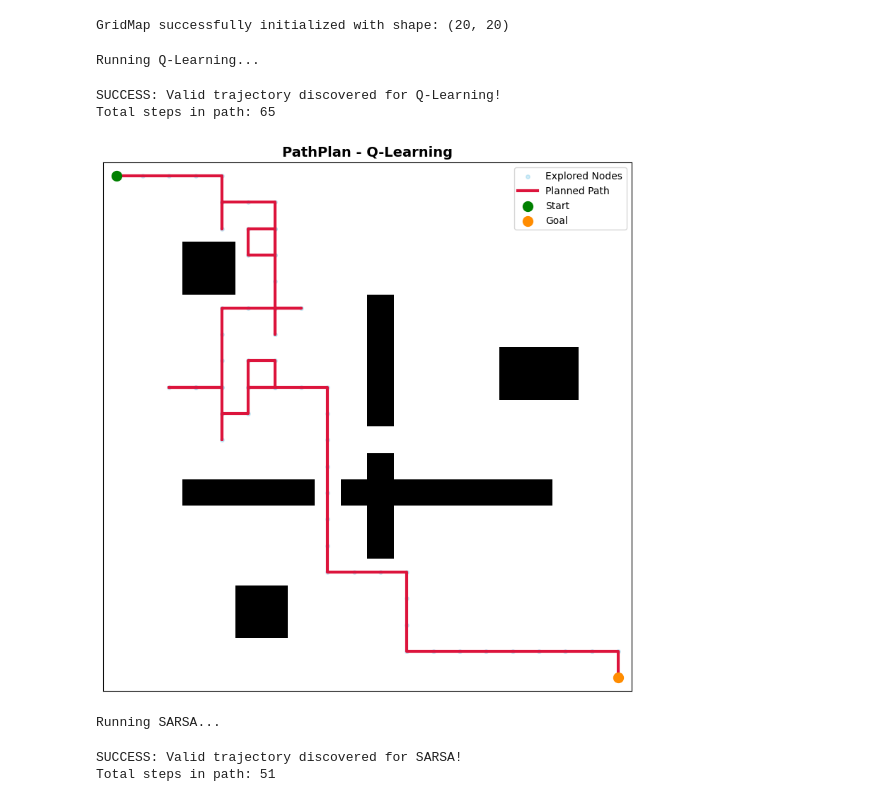
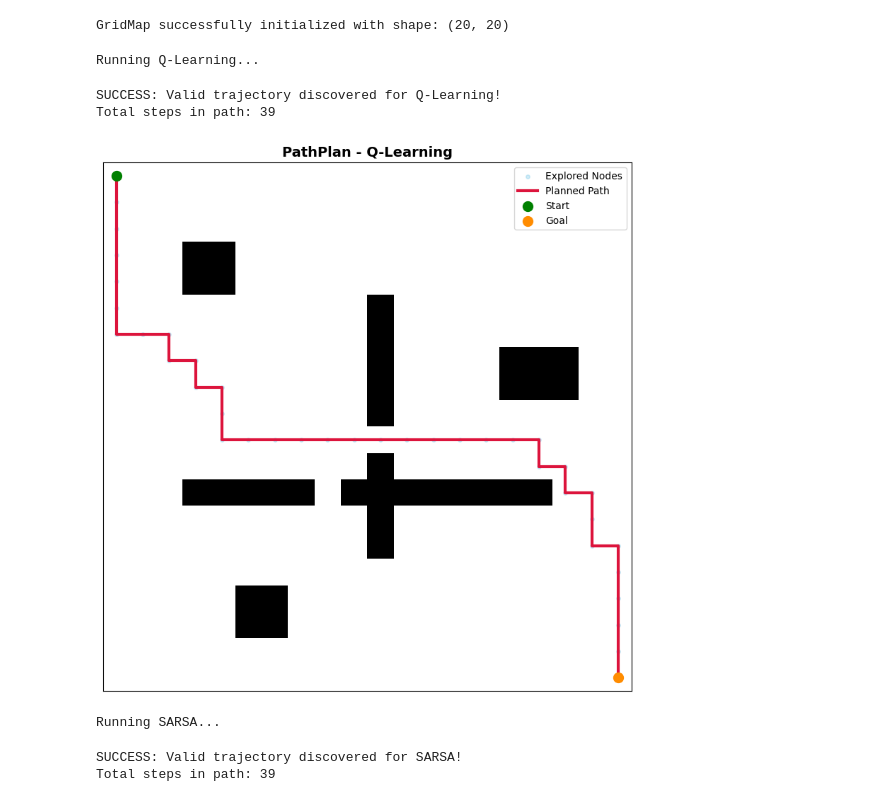
Before and after one commit to alejotoro-o/pathplan, a Jupyter notebook: examples/rl_path_planning.ipynb, the cells around one changed output. Cells and saved outputs as stored; diff of their text form; code cells hidden in the pictures.

```diff
--- a/examples/rl_path_planning.ipynb
+++ b/examples/rl_path_planning.ipynb
@@ -39,32 +39,32 @@ GridMap successfully initialized with shape: (20, 20)
 # %%
 # Define the tabular RL planners to demonstrate
 # Each learns a policy by interacting with the grid-world for N episodes.
 planners = [
-    ("Q-Learning", QLearningPlanner(grid_map, num_episodes=100, max_steps=200)),
-    ("SARSA", SarsaPlanner(grid_map, num_episodes=100, max_steps=200)),
+    ("Q-Learning", QLearningPlanner(grid_map, num_episodes=2000, max_steps=300)),
+    ("SARSA", SarsaPlanner(grid_map, num_episodes=2000, max_steps=300)),
 ]
 
 viz = Visualizer(grid_map)
 
 for name, planner in planners:
     print(f"\nRunning {name}...")
     path, explored = planner.plan(start_node, goal_node)
 
     if path:
         print(f"SUCCESS: Valid trajectory discovered for {name}!")
         print(f"Total steps in path: {len(path)}")
         viz.plot_path(
             path=path,
             explored=explored,
             title=f"PathPlan - {name}"
         )
     else:
         print(f"FAILURE: {name} could not find a valid path.")
 # %% [output]
 Running Q-Learning...
 SUCCESS: Valid trajectory discovered for Q-Learning!
-Total steps in path: 65
+Total steps in path: 39
-[figure, old version]
+[figure, new version]
 Running SARSA...
 SUCCESS: Valid trajectory discovered for SARSA!
-Total steps in path: 51
+Total steps in path: 39
```
Also changed, not shown: parts of 1 cell of this notebook, 1 other file.
